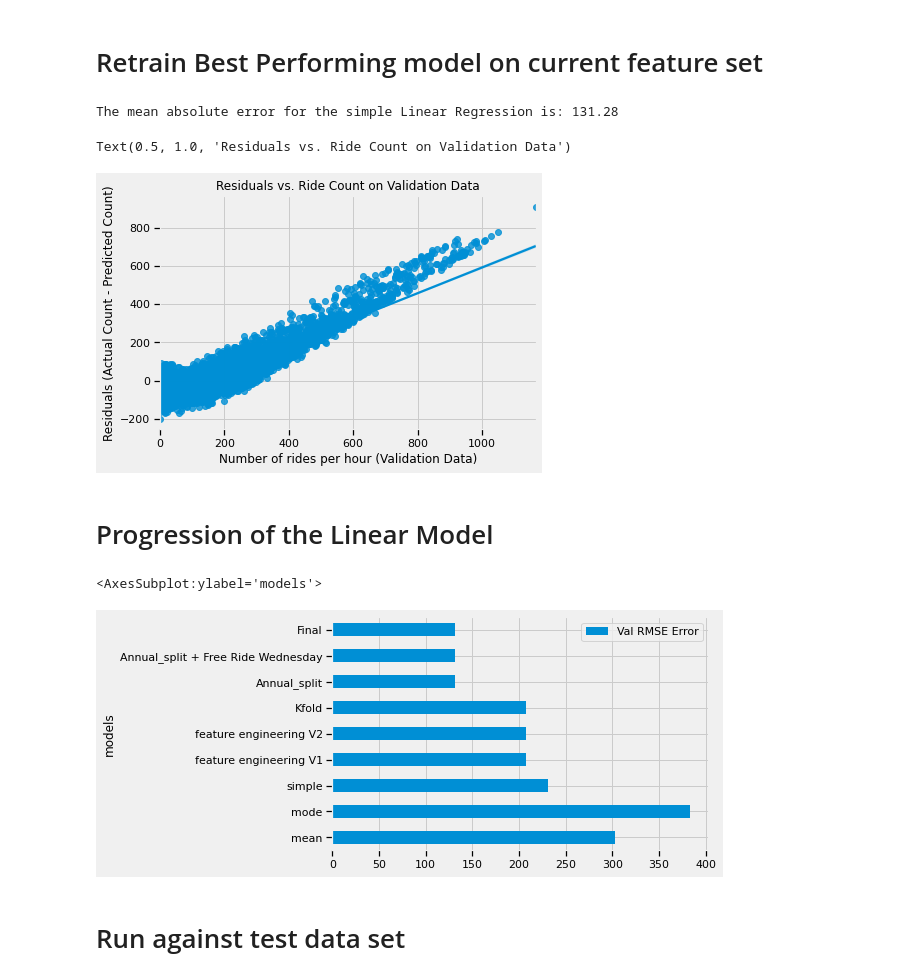
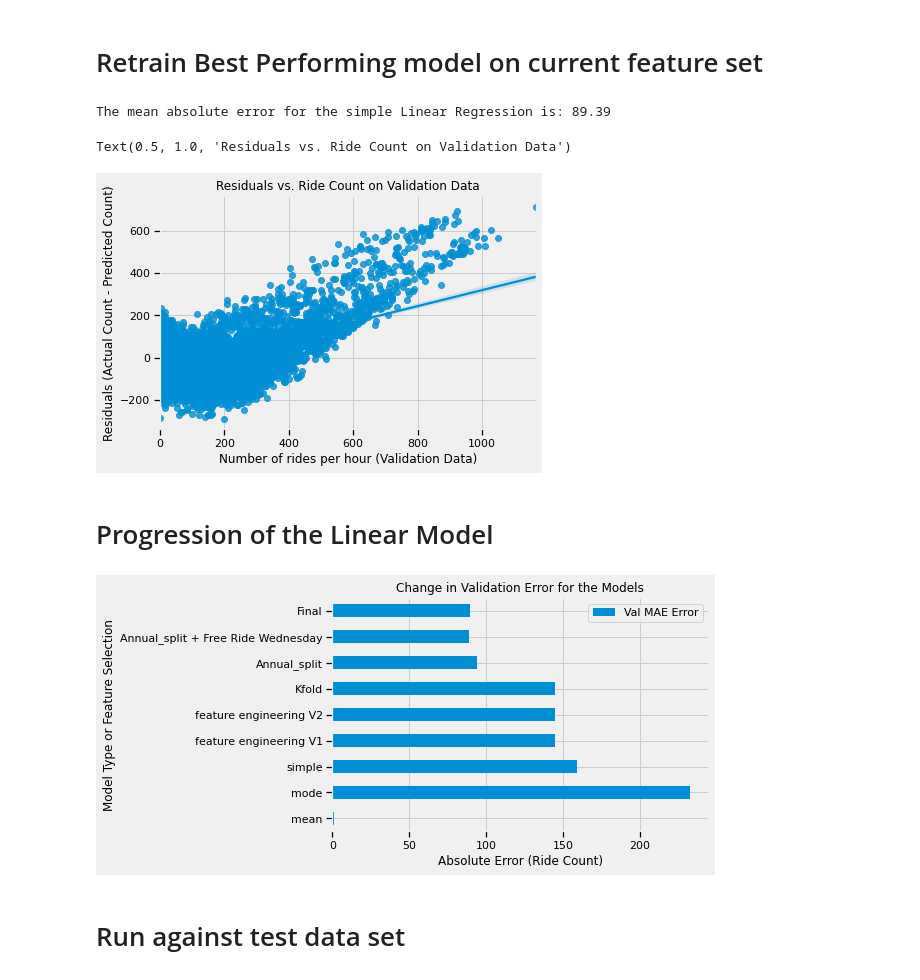
Before and after one commit to yokoyana/toronto_bike_share, a Jupyter notebook: project3.ipynb, the cells around one changed output. Saved outputs shown, nothing was run; the diff lists cells and outputs as text; code cells hidden in the pictures.

```diff
--- a/project3.ipynb
+++ b/project3.ipynb
@@ -666,7 +766,7 @@ Cross-validation RMSE scores std: 5.04
 # %%
 def remove_outliers (data):
     df = data.copy()
-    df = df[(df['trip_count'] > Q1) & (df['trip_count'] < Q3)]
+    df = df[(df['trip_count'] > (Q1-1.5*(Q3-Q1))) & (df['trip_count'] < (Q3+1.5*(Q3-Q1)))]
     df.reset_index(drop = True, inplace = True)
     return df
 # %%
@@ -704,7 +804,7 @@ Considering the annual cyclic nature of the data set consider splitting the data
 
 The outliers will also be removed from the data set
 # %%
-train = df_model_dataset[(df_model_dataset['year'] ==2018) | (df_model_dataset['year'] ==2019)]
+train = df_model_dataset[(df_model_dataset['year'] ==2018) | (df_model_dataset['year'] ==2020)]
 
 train = remove_outliers(train)
 
@@ -728,7 +828,7 @@ annual_avg_rmse = np.mean(cv_scores)
 #test on validation data set
 y_predict = lt_model.predict(x_val)
 
-annual_val_error = mean_squared_error(y_val, y_predict, squared = False)
+annual_val_error = mean_absolute_error(y_val, y_predict)
 print('The mean absolute error for the simple Linear Regression is: {:.2f}'. format(annual_val_error))
 residuals = y_val -y_predict
 ax = sns.regplot(y_val, residuals)
@@ -797,7 +897,7 @@ annual_frw_avg_rmse = np.mean(cv_scores)
 #test on validation data set
 y_predict = lt_model.predict(x_val)
 
-annual_frw_val_error = mean_squared_error(y_val, y_predict, squared = False)
+annual_frw_val_error = mean_absolute_error(y_val, y_predict)
 print('The mean absolute error for the simple Linear Regression is: {:.2f}'. format(annual_frw_val_error))
 residuals = y_val -y_predict
 ax = sns.regplot(y_val, residuals)
@@ -816,7 +916,7 @@ Text(0.5, 1.0, 'Residuals vs. Ride Count on Validation Data')
 # %%
 linear_model.fit(x_no_train,y_no_train)
 best_predicted = linear_model.predict(x_val)
-best_error = mean_squared_error(best_predicted, y_val, squared = False)
+best_error = mean_absolute_error(best_predicted, y_val)
 print('The mean absolute error for the simple Linear Regression is: {:.2f}'. format(best_error))
 residuals = y_val - best_predicted
 ax = sns.regplot(y_val, residuals)
@@ -824,23 +924,28 @@ ax.set_xlabel('Number of rides per hour (Validation Data)')
 ax.set_ylabel('Residuals (Actual Count - Predicted Count)')
 ax.set_title("Residuals vs. Ride Count on Validation Data")
 # %% [output]
-The mean absolute error for the simple Linear Regression is: 131.28
+The mean absolute error for the simple Linear Regression is: 89.39
 Text(0.5, 1.0, 'Residuals vs. Ride Count on Validation Data')
-[figure, old version]
+[figure, new version]
 # %% [markdown]
 # Progression of the Linear Model
 # %%
 models = ['mean', 'mode','simple','feature engineering V1', 'feature engineering V2','Kfold','Annual_split','Annual_split + Free Ride Wednesday', 'Final']
 error = [mean_error, mode_error, simple_error, fe_error, vfe_error, kfold_error, annual_val_error, annual_frw_val_error, best_error]
 
 df_results = pd.DataFrame()
 df_results['models'] = models
-df_results['Val RMSE Error'] = error
+df_results['Val MAE Error'] = error
 
-df_results.set_index('models').plot(kind = 'barh')
+ax = df_results.set_index('models').plot(kind = 'barh')
+
+ax.set_title("Change in Validation Error for the Models")
+ax.set_xlabel("Absolute Error (Ride Count)")
+ax.set_ylabel("Model Type or Feature Selection")
+
+plt.savefig('model_performance.png',bbox_inches='tight')
 # %% [output]
-<AxesSubplot:ylabel='models'>
-[figure, old version]
+[figure, new version]
 # %% [markdown]
 # Run against test data set
 # %%
```
Also changed, not shown: parts of 45 cells of this notebook.
